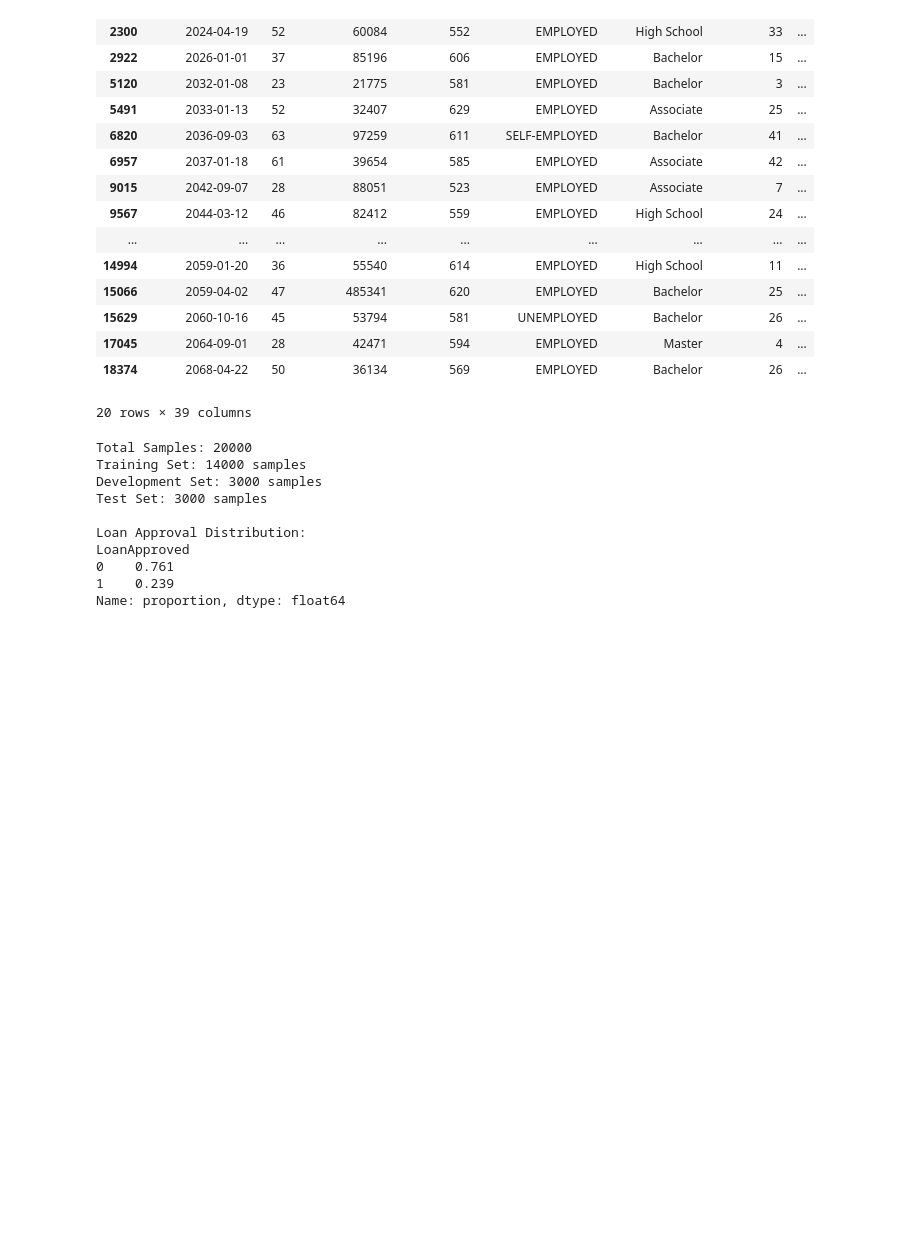
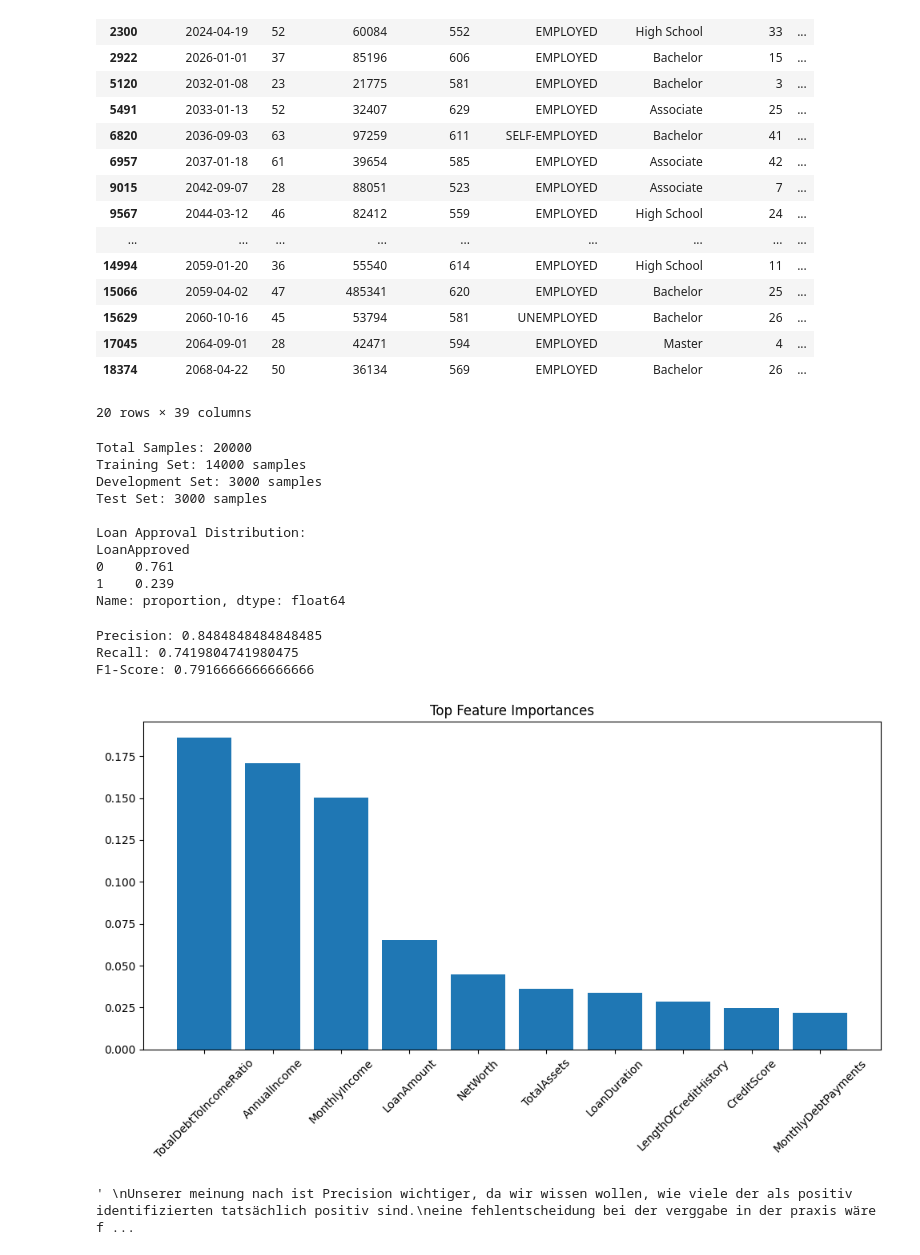
Before and after one commit to jovicdev97/financial-data-analytics, a Jupyter notebook: test.ipynb, the cells around one changed output. Drawn from its saved outputs; the diff is of its cells as text; code cells hidden in the pictures; blank space fills up the shorter version.

```diff
--- a/test.ipynb
+++ b/test.ipynb
@@ -691,0 +742,27 @@ Name: proportion, dtype: float64
+# %%
+""" Ergebnisse, Plots, Erklärungen, Prints """
+
+from sklearn.metrics import precision_score, recall_score, f1_score
+
+precision = precision_score(y_test, rf_model.predict(X_test_scaled))
+recall = recall_score(y_test, rf_model.predict(X_test_scaled))
+f1 = f1_score(y_test, rf_model.predict(X_test_scaled))
+
+# Print
+print(f"Precision: {precision}") # Indkator dafür wie viele der als positiv identifizierten tatsächlich positiv sind
+print(f"Recall: {recall}") # Indikator dafür wie viele der tatsächlich positiven identifiziert wurden
+print(f"F1-Score: {f1}") # Indikator für das Gleichgewicht zwischen Precision und Recall. höher bedeutet besseres Gleichgewicht, 1 ist bester Wert.
+
+# Plotten
+plot_feature_importance(rf_model, X.columns)
+
+""" Was ist wichtiger für uns? Precision oder Recall? """
+"""
+Unserer meinung nach ist Precision wichtiger, da wir wissen wollen, wie viele der als positiv identifizierten tatsächlich positiv sind.
+eine fehlentscheidung bei der verggabe in der praxis wäre fataler, als eine nicht identifizierte positive entscheidung"""
+# %% [output]
+Precision: 0.8484848484848485
+Recall: 0.7419804741980475
+F1-Score: 0.7916666666666666
+[figure, added]
+' \nUnserer meinung nach ist Precision wichtiger, da wir wissen wollen, wie viele der als positiv identifizierten tatsächlich positiv sind.\neine fehlentscheidung bei der verggabe in der praxis wäre f ...
```
Also changed, not shown: parts of 1 cell of this notebook.
